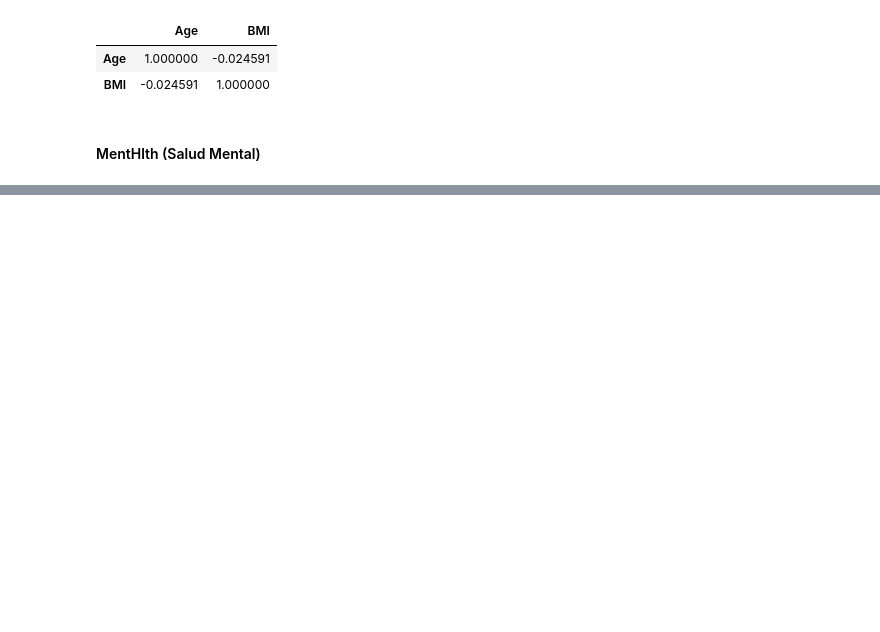
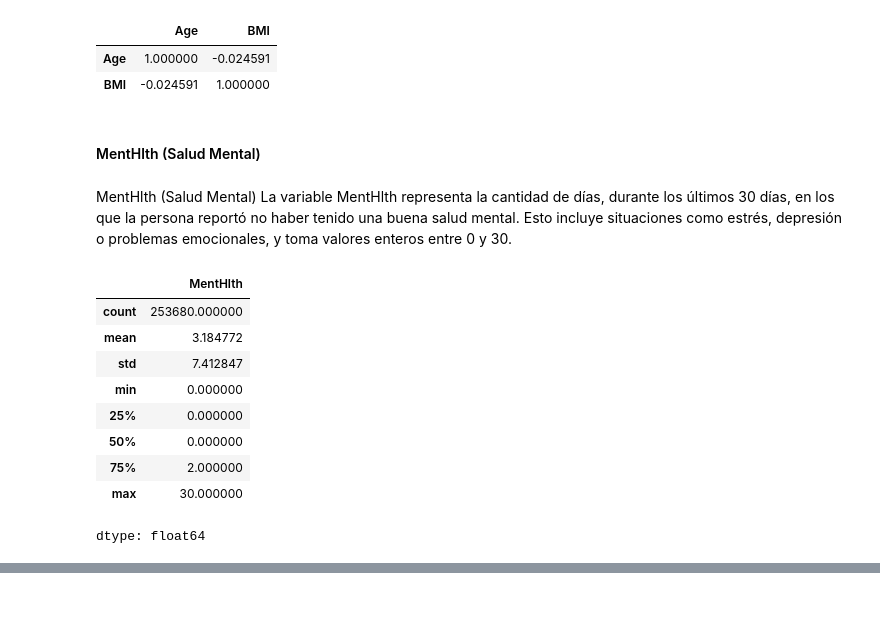
Before and after one commit to sebas-serrano/Diabetes_Health_Indicators, a Jupyter notebook: notebooks/Diabetes_Health_Indicators.ipynb, the cells around one changed output, grey strips where cells are left out. Drawn from its saved outputs; the diff is of its cells as text; code cells hidden in the pictures; blank space fills up the shorter version.

```diff
--- a/notebooks/Diabetes_Health_Indicators.ipynb
+++ b/notebooks/Diabetes_Health_Indicators.ipynb
@@ -277,3 +276,19 @@ df_multi[['Age','BMI']].corr(method='spearman')
 | BMI | -0.024591 | 1.000000 |
 # %% [markdown]
 #### MentHlth (Salud Mental)
+# %% [markdown]
+MentHlth (Salud Mental)
+La variable MentHlth representa la cantidad de días, durante los últimos 30 días, en los que la persona reportó no haber tenido una buena salud mental. Esto incluye situaciones como estrés, depresión o problemas emocionales, y toma valores enteros entre 0 y 30.
+# %%
+df_multi['MentHlth'].describe()
+# %% [output]
+|  | MentHlth |
+| count | 253680.000000 |
+| mean | 3.184772 |
+| std | 7.412847 |
+| min | 0.000000 |
+| 25% | 0.000000 |
+| 50% | 0.000000 |
+| 75% | 2.000000 |
+| max | 30.000000 |
+dtype: float64
```
Also changed, not shown: parts of 5 cells of this notebook.
